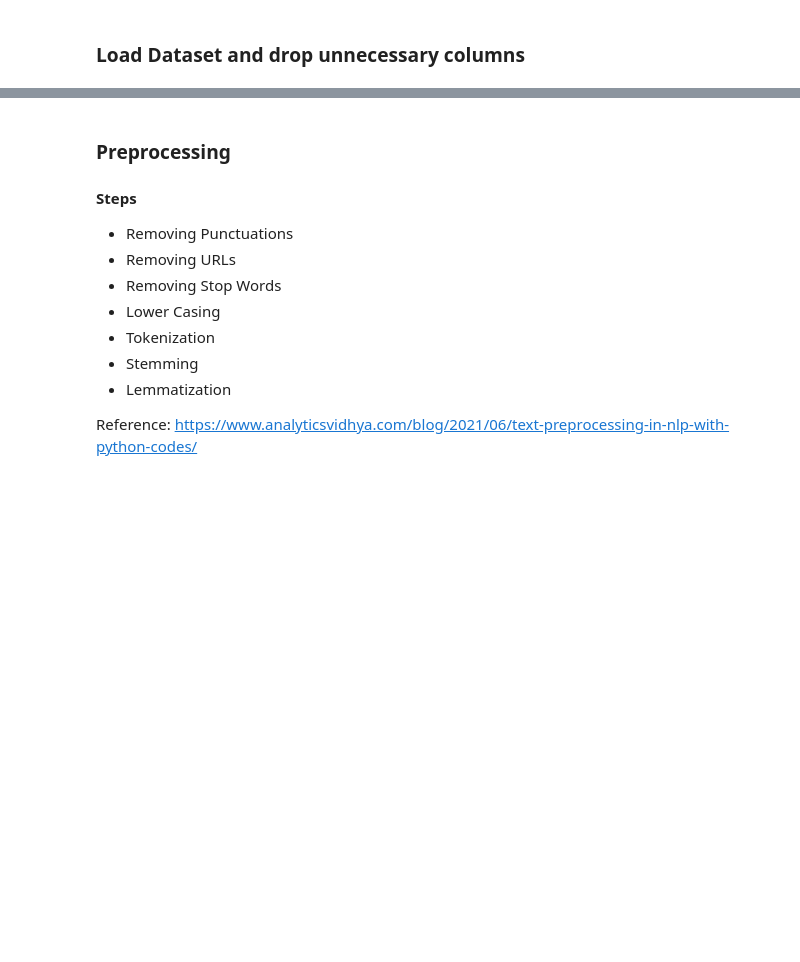
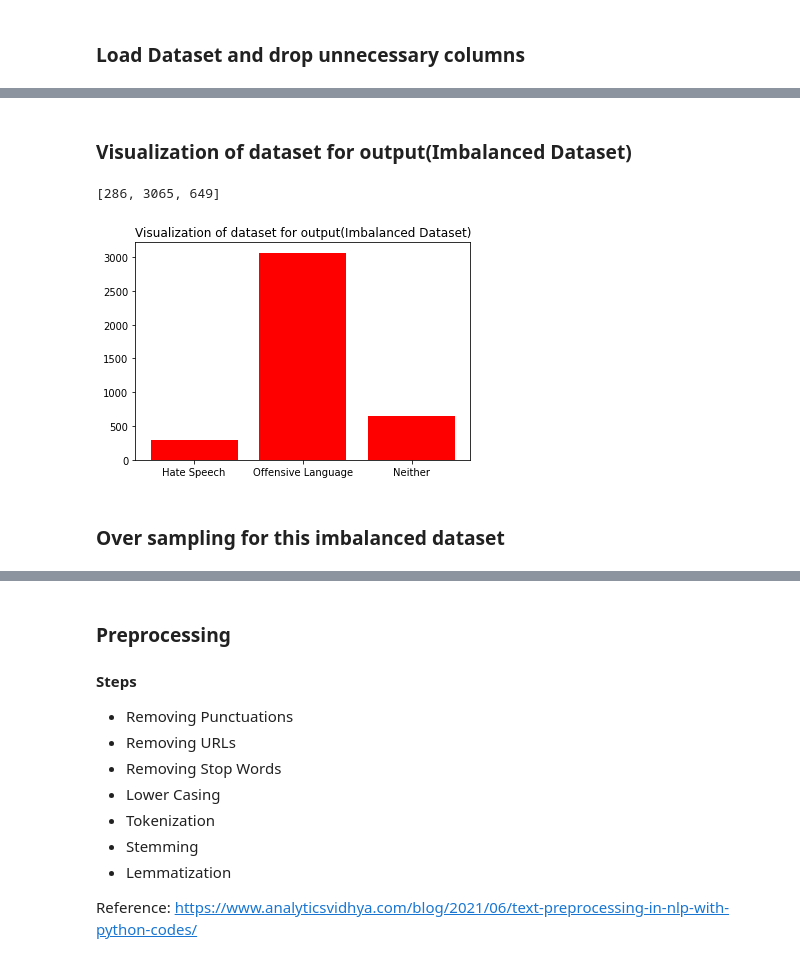
Before and after one commit to ShowmickKar/Hate-Speech-and-Offensive-Language-Detection-From-Twitter-Dataset, a Jupyter notebook: CSE422 PROJECT.ipynb, the cells around one changed output, grey strips where cells are left out. Cells and saved outputs as stored; diff of their text form; code cells hidden in the pictures; blank space fills up the shorter version.

```diff
--- a/CSE422 PROJECT.ipynb
+++ b/CSE422 PROJECT.ipynb
@@ -18,7 +20,7 @@ import re
 ### Load Dataset and drop unnecessary columns
 # %%
 df = pd.read_csv("labeled_data.csv")
-df=df.drop(df.index[5001:])
+df=df.drop(df.index[4000:])
 df.head()
 # %% [output]
 |  | Unnamed: 0 | count | hate_speech | offensive_language | neither | class | tweet |
@@ -27,3 +29,17 @@ df.head()
 | 2 | 2 | 3 | 0 | 3 | 0 | 1 | !!!!!!! RT @UrKindOfBrand Dawg!!!... |
 | 3 | 3 | 3 | 0 | 2 | 1 | 1 | !!!!!!!!! RT @C_G_Anderson: @viva... |
 | 4 | 4 | 6 | 0 | 6 | 0 | 1 | !!!!!!!!!!!!! RT @ShenikaRoberts:... |
+# %% [markdown]
+### Visualization of dataset for output(Imbalanced Dataset)
+# %%
+flags = ["Hate Speech", "Offensive Language", "Neither"]
+values = [df[df["class"] == i].shape[0] for i in range(3)]
+print(values)
+plt.bar(flags, values, color="red")
+plt.title("Visualization of dataset for output(Imbalanced Dataset)")
+plt.show()
+# %% [output]
+[286, 3065, 649]
+[figure, added]
+# %% [markdown]
+### Over sampling for this imbalanced dataset
```
Also changed, not shown: parts of 20 cells of this notebook.
